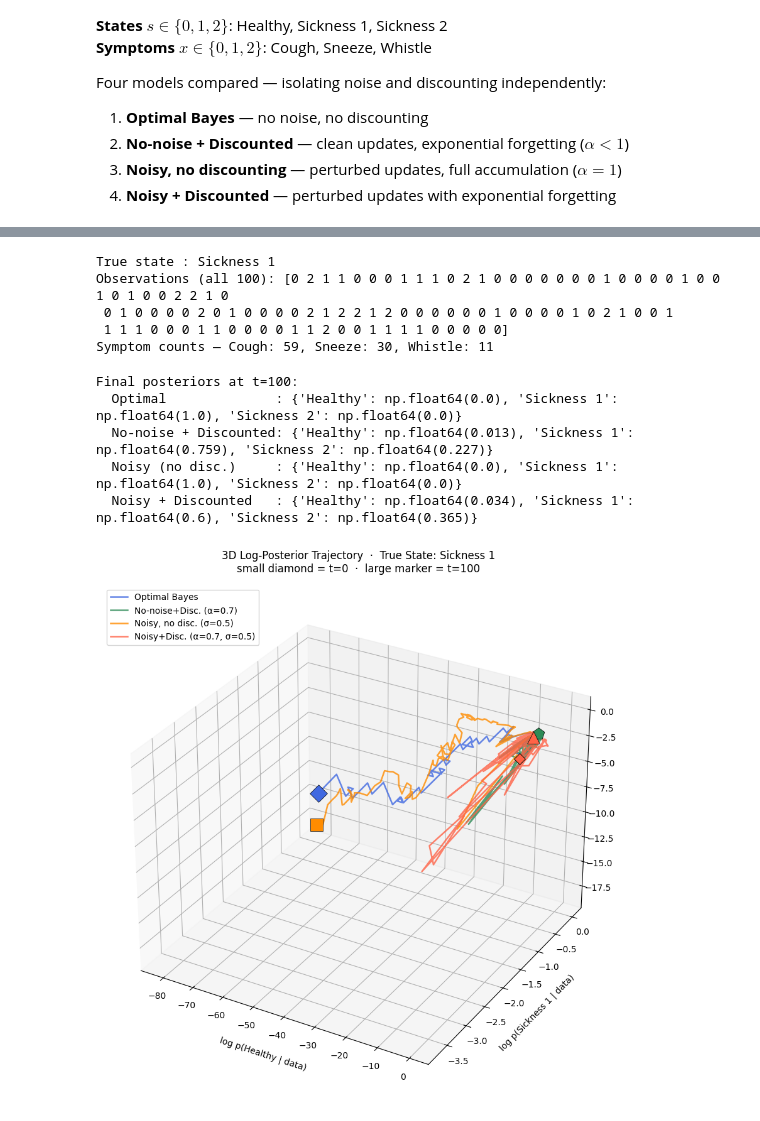
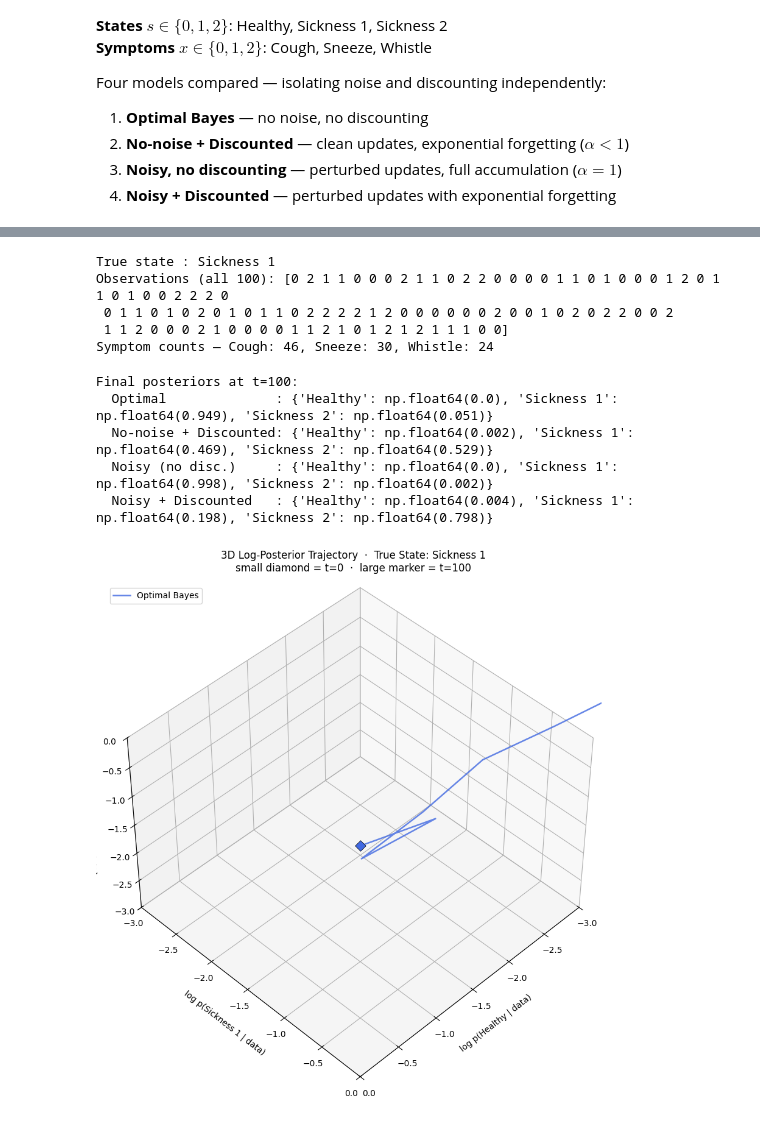
Before and after one commit to ziyurui/CCNL-Research, a Jupyter notebook: Testing again 0413.ipynb, the cells around one changed output, grey strips where cells are left out. Cells and saved outputs as stored; diff of their text form; code cells hidden in the pictures.

```diff
--- a/Testing again 0413.ipynb
+++ b/Testing again 0413.ipynb
@@ -34,7 +34,7 @@ SYMPTOMS = ['Cough', 'Sneeze', 'Whistle']
 T        = 100       # number of observations
 TRUE_S   = 1         # true hidden state (Sickness 1)
 SIGMA    = 0.5       # noise std σ for noisy model
-ALPHA    = 0.70      # exponential discounting factor α
+ALPHA    = 0.9      # exponential discounting factor α
 
 # ── Prior  p(s) ─────────────────────────────────────────────────────────────
 prior = np.array([1/3, 1/3, 1/3])
@@ -49,7 +49,7 @@ prior = np.array([1/3, 1/3, 1/3])
 #   Sick2   = (y,   x,   1-(x+y))   — Cough  is neutral (=1/3) for Sick2
 #   Healthy = (z,   z,   1-2z    )  — symmetric
 
-x, y, z = 0.55, 1/3, 0.15
+x, y, z = 0.4, 1/3, 0.15
 
 #              Healthy   Sick1        Sick2
 L = np.array([[z,        x,           y          ],   # Cough
@@ -100,10 +100,10 @@ print(f'Symptom counts — Cough: {(data==0).sum()}, '
       f'Sneeze: {(data==1).sum()}, Whistle: {(data==2).sum()}')
 # %% [output]
 True state : Sickness 1
-Observations (all 100): [0 2 1 1 0 0 0 1 1 1 0 2 1 0 0 0 0 0 0 0 1 0 0 0 0 1 0 0 1 0 1 0 0 2 2 1 0
- 0 1 0 0 0 0 2 0 1 0 0 0 0 2 1 2 2 1 2 0 0 0 0 0 0 1 0 0 0 0 1 0 2 1 0 0 1
- 1 1 1 0 0 0 1 1 0 0 0 0 1 1 2 0 0 1 1 1 1 0 0 0 0 0]
-Symptom counts — Cough: 59, Sneeze: 30, Whistle: 11
+Observations (all 100): [0 2 1 1 0 0 0 2 1 1 0 2 2 0 0 0 0 1 1 0 1 0 0 0 1 2 0 1 1 0 1 0 0 2 2 2 0
+ 0 1 1 0 1 0 2 0 1 0 1 1 0 2 2 2 2 1 2 0 0 0 0 0 0 2 0 0 1 0 2 0 2 2 0 0 2
+ 1 1 2 0 0 0 2 1 0 0 0 0 1 1 2 1 0 1 2 1 2 1 1 1 0 0]
+Symptom counts — Cough: 46, Sneeze: 30, Whistle: 24
 # %%
 # ── Belief update algorithms ─────────────────────────────────────────────────
 
@@ -162,38 +162,34 @@ for label, lb in [('Optimal              ', log_b_opt),
     print(f'  {label}: {dict(zip(STATES, p))}')
 # %% [output]
 Final posteriors at t=100:
-  Optimal              : {'Healthy': np.float64(0.0), 'Sickness 1': np.float64(1.0), 'Sickness 2': np.float64(0.0)}
-  No-noise + Discounted: {'Healthy': np.float64(0.013), 'Sickness 1': np.float64(0.759), 'Sickness 2': np.float64(0.227)}
-  Noisy (no disc.)     : {'Healthy': np.float64(0.0), 'Sickness 1': np.float64(1.0), 'Sickness 2': np.float64(0.0)}
-  Noisy + Discounted   : {'Healthy': np.float64(0.034), 'Sickness 1': np.float64(0.6), 'Sickness 2': np.float64(0.365)}
+  Optimal              : {'Healthy': np.float64(0.0), 'Sickness 1': np.float64(0.949), 'Sickness 2': np.float64(0.051)}
+  No-noise + Discounted: {'Healthy': np.float64(0.002), 'Sickness 1': np.float64(0.469), 'Sickness 2': np.float64(0.529)}
+  Noisy (no disc.)     : {'Healthy': np.float64(0.0), 'Sickness 1': np.float64(0.998), 'Sickness 2': np.float64(0.002)}
+  Noisy + Discounted   : {'Healthy': np.float64(0.004), 'Sickness 1': np.float64(0.198), 'Sickness 2': np.float64(0.798)}
 # %%
 # ── 3D Log-Posterior Trajectory ──────────────────────────────────────────────
 fig = plt.figure(figsize=(13, 9))
 ax  = fig.add_subplot(111, projection='3d')
 
-configs = [
-    (log_b_opt,        'Optimal Bayes',                         'royalblue', 'D'),
-    (log_b_disc,       f'No-noise+Disc. (α={ALPHA})',           'seagreen',  'p'),
-    (log_b_noisy,      f'Noisy, no disc. (σ={SIGMA})',          'darkorange','s'),
-    (log_b_noisy_disc, f'Noisy+Disc. (α={ALPHA}, σ={SIGMA})',   'tomato',   '^'),
-]
+ax.plot(log_b_opt[:, 0], log_b_opt[:, 1], log_b_opt[:, 2],
+        label='Optimal Bayes', color='royalblue', alpha=0.80, lw=1.8)
+ax.scatter(*log_b_opt[0],  color='royalblue', marker='D', s=80,  zorder=5, edgecolors='k', lw=0.5)
+ax.scatter(*log_b_opt[-1], color='royalblue', marker='D', s=200, zorder=5, edgecolors='k', lw=0.5)
 
-for log_b, label, col, mk in configs:
-    ax.plot(log_b[:, 0], log_b[:, 1], log_b[:, 2],
-            label=label, color=col, alpha=0.80, lw=1.8)
-    ax.scatter(*log_b[0],  color=col, marker='D', s=80,  zorder=5, edgecolors='k', lw=0.5)
-    ax.scatter(*log_b[-1], color=col, marker=mk,  s=200, zorder=5, edgecolors='k', lw=0.5)
-
+ax.set_xlim(-3, 0)
+ax.set_ylim(-3, 0)
+ax.set_zlim(-3,0)
 ax.set_xlabel('log p(Healthy | data)',     labelpad=10)
 ax.set_ylabel('log p(Sickness 1 | data)', labelpad=10)
 ax.set_zlabel('log p(Sickness 2 | data)', labelpad=10)
 ax.set_title(f'3D Log-Posterior Trajectory  ·  True State: {STATES[TRUE_S]}\n'
              'small diamond = t=0  ·  large marker = t=100', pad=15)
 ax.legend(loc='upper left', fontsize=10)
+ax.view_init(elev=45, azim=45)
 plt.tight_layout()
 plt.show()
 # %% [output]
-[figure, old version]
+[figure, new version]
 # %%
 # ── 2D Posterior Probability Traces ─────────────────────────────────────────
 fig, axes = plt.subplots(4, 1, figsize=(14, 17), sharex=True)
```
Also changed, not shown: parts of 6 cells of this notebook, 5 other files.
